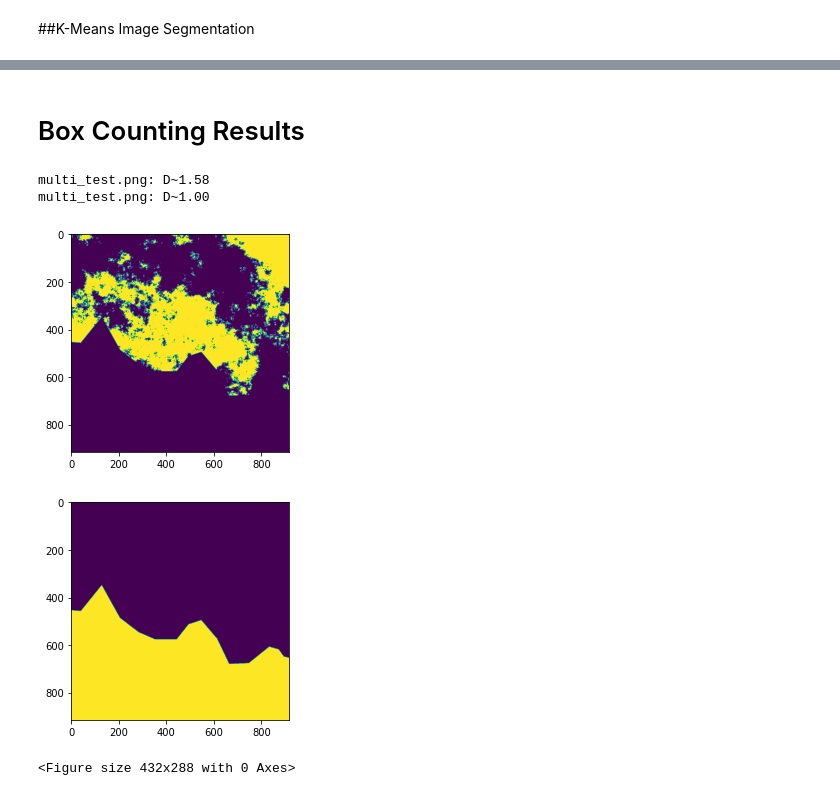
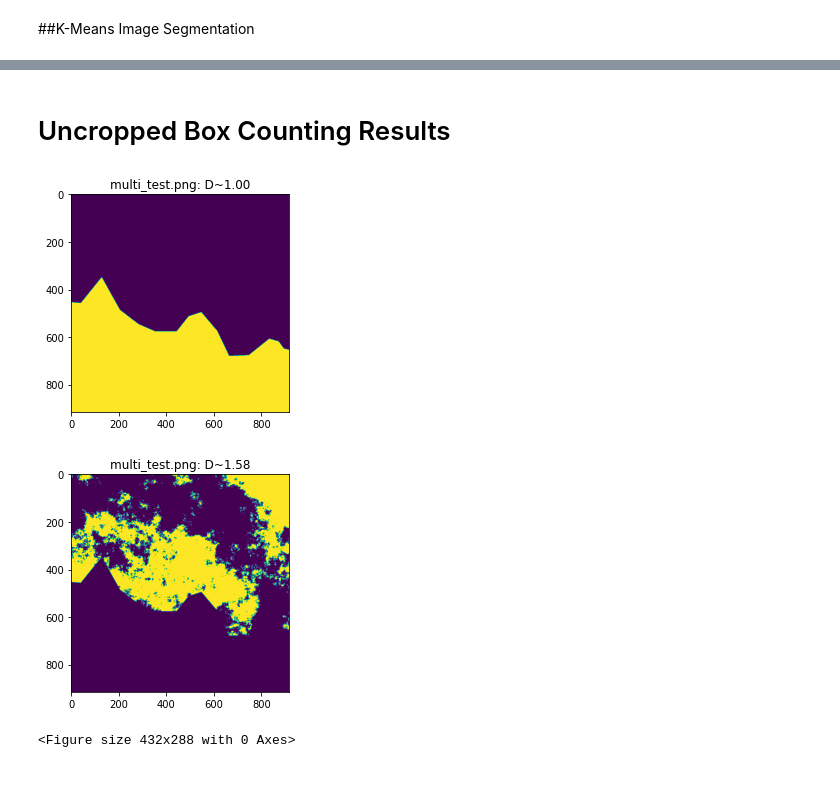
Before and after one commit to nghess/fractal-tools, a Jupyter notebook: 2D_Fractal_Boxcount_Multi_D.ipynb, the cells around one changed output, grey strips where cells are left out. Saved outputs shown, nothing was run; the diff lists cells and outputs as text; code cells hidden in the pictures.

Commit message:
segmentation and cropping

```diff
--- a/2D_Fractal_Boxcount_Multi_D.ipynb
+++ b/2D_Fractal_Boxcount_Multi_D.ipynb
@@ -31,11 +31,10 @@ multi_test.png - (915, 915)
 # %% [markdown]
 # Box Counting Function
 # %%
-def fractal_dimension(Z, threshold=0.5):
+def fractal_dimension(Z, threshold=0.5, thumb=False):
 
     # Only for 2d image
     assert(len(Z.shape) == 2)
-
 
     # From https://github.com/rougier/numpy-100 (#87)
     def boxcount(Z, k):
@@ -67,7 +66,8 @@ def fractal_dimension(Z, threshold=0.5):
         counts.append(boxcount(Z, size))
 
     # Show image being analyzed
-    matplotlib.pyplot.imshow(Z)
+    if thumb == True:
+      matplotlib.pyplot.imshow(Z)
 
     # Fit the successive log(sizes) with log (counts)
     coeffs = np.polyfit(np.log(sizes), np.log(counts), 1)
@@ -97,9 +97,4 @@ def img_segment(img, k):
-# %%
-# Run K-means segmentation
-labeled = img_segment(images[0],3)
-
-# Show results
-for x in range(len(labeled)):
-  matplotlib.pyplot.figure()
-  matplotlib.pyplot.imshow(np.uint8(labeled[x]))
+# %%
+# Run K-Means segmentation
+regions = img_segment(images[0],3)
 # %% [markdown]
@@ -120,0 +102,14 @@ multiplier * 915
+# %%
+for i in range(len(regions)-1):
+  # Get bounds and a crop
+  invert = -regions[i] + 1
+  x, y = np.nonzero(invert)
+  xl,xr = x.min(),x.max()
+  yl,yr = y.min(),y.max()
+  crop = regions[i][xl:xr+1, yl:yr+1]
+  # K-means segmentation
+  D = fractal_dimension(crop)
+  # Plot regions
+  matplotlib.pyplot.figure()
+  matplotlib.pyplot.title(f'{filenames[0]}: D~{D:.2f}')
+  matplotlib.pyplot.imshow(-crop)
@@ -121,14 +119,11 @@ multiplier * 915
 # %% [markdown]
-# Box Counting Results
+# Uncropped Box Counting Results
 # %%
-# Thresholded Images
-for i in range(len(labeled)-1):
-  D = fractal_dimension(labeled[i])
+for i in range(len(regions)-1):
+  D = fractal_dimension(regions[i], thumb=True)
+  matplotlib.pyplot.title(f'{filenames[0]}: D~{D:.2f}')
   matplotlib.pyplot.figure()
-  print(f'{filenames[0]}: D~{D:.2f}')
 # %% [output]
-multi_test.png: D~1.58
-multi_test.png: D~1.00
-[figure, old version]
+[figure, new version]
-[figure, old version]
+[figure, new version]
-<Figure size 432x288 with 0 Axes>
+<Figure size 432x288 with 0 Axes>
```
Also changed, not shown: parts of 4 cells of this notebook.
